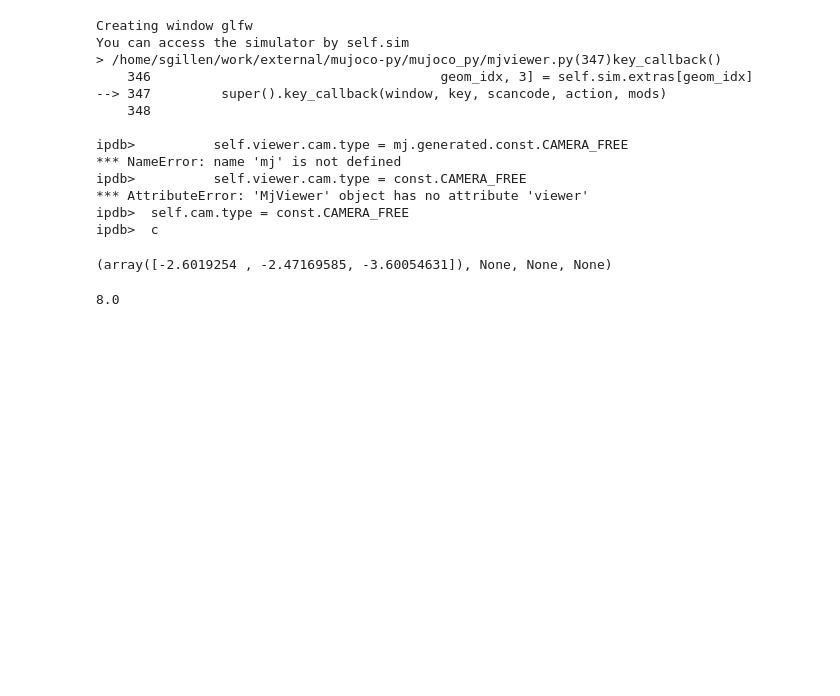
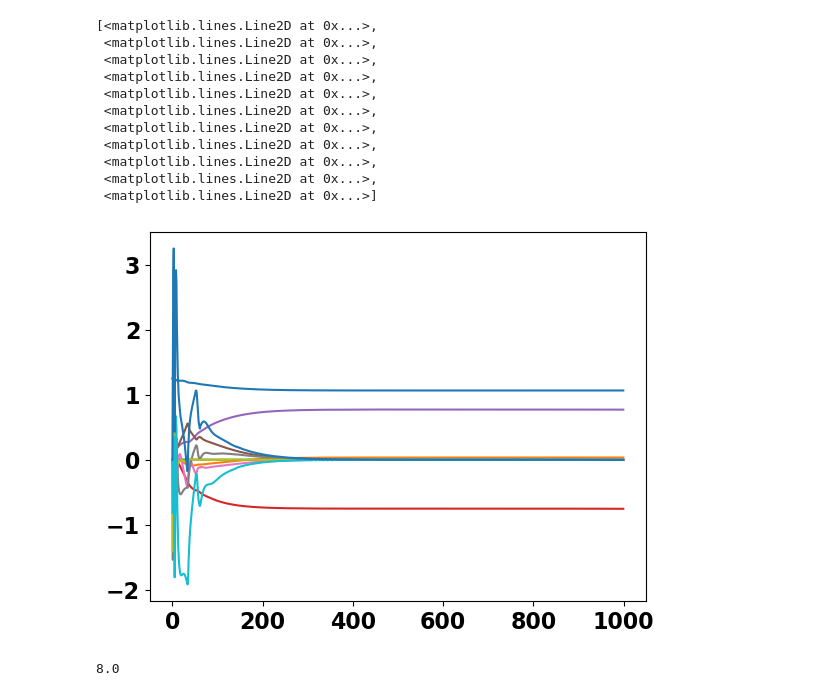
Before and after one commit to sgillen/switching_control, a Jupyter notebook: src/load_ars_agents.ipynb, the cells around one changed output. Drawn from its saved outputs; the diff is of its cells as text; code cells hidden in the pictures; blank space fills up the shorter version.

```diff
--- a/src/load_ars_agents.ipynb
+++ b/src/load_ars_agents.ipynb
@@ -69,25 +66,22 @@ findfont: Font family ['normal'] not found. Falling back to DejaVu Sans.
 # %%
 env = gym.make(env_name)
 model = model_dict['identity'][0]
-obs, act, rew, _ = do_rollout(env, model, render=True)
+obs, act, rew, _ = do_rollout(env, model, render=False)
-# %% [output]
-Creating window glfw
-You can access the simulator by self.sim
-> /home/sgillen/work/external/mujoco-py/mujoco_py/mjviewer.py(347)key_callback()
-    346                                     geom_idx, 3] = self.sim.extras[geom_idx]
---> 347         super().key_callback(window, key, scancode, action, mods)
-    348
-
-ipdb>          self.viewer.cam.type = mj.generated.const.CAMERA_FREE
-*** NameError: name 'mj' is not defined
-ipdb>          self.viewer.cam.type = const.CAMERA_FREE
-*** AttributeError: 'MjViewer' object has no attribute 'viewer'
-ipdb>  self.cam.type = const.CAMERA_FREE
-ipdb>  c
-# %%
-omodel.step(env.observation_space.sample())
-# %% [output]
-(array([-2.6019254 , -2.47169585, -3.60054631]), None, None, None)
+# %%
+plt.plot(obs)
+# %% [output]
+[<matplotlib.lines.Line2D at 0x...>,
+ <matplotlib.lines.Line2D at 0x...>,
+ <matplotlib.lines.Line2D at 0x...>,
+ <matplotlib.lines.Line2D at 0x...>,
+ <matplotlib.lines.Line2D at 0x...>,
+ <matplotlib.lines.Line2D at 0x...>,
+ <matplotlib.lines.Line2D at 0x...>,
+ <matplotlib.lines.Line2D at 0x...>,
+ <matplotlib.lines.Line2D at 0x...>,
+ <matplotlib.lines.Line2D at 0x...>,
+ <matplotlib.lines.Line2D at 0x...>]
+[figure, added]
 # %%
 env.model.stat.extent
 # %% [output]
```
Also changed, not shown: parts of 1 cell of this notebook, 5 other files.
